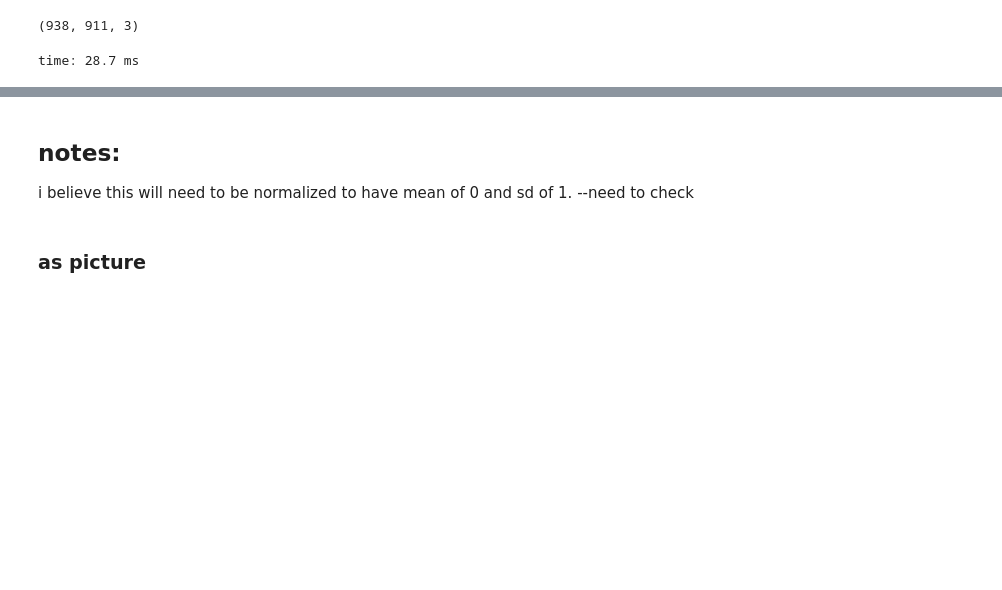
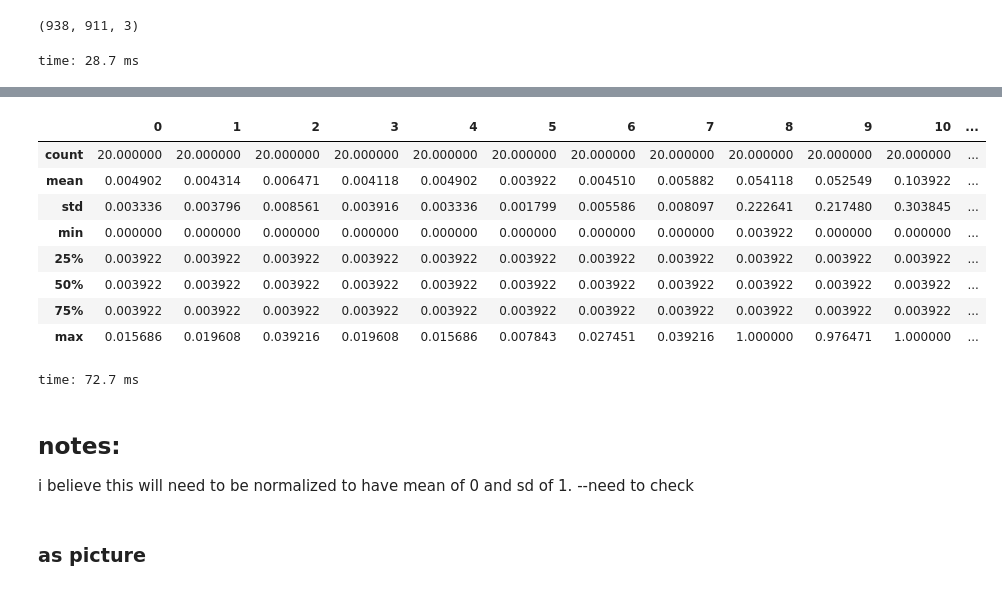
Before and after one commit to geickelb/dl_mri_project, a Jupyter notebook: notebooks/01-exploration.ipynb, the cells around one changed output, grey strips where cells are left out. Drawn from its saved outputs; the diff is of its cells as text; code cells hidden in the pictures; blank space fills up the shorter version.

```diff
--- a/notebooks/01-exploration.ipynb
+++ b/notebooks/01-exploration.ipynb
@@ -84,3 +84,16 @@ time: 71.5 ms
+# %%
+(pd.DataFrame(img[:20,:20,1])/255).describe() #now data is between 0 and 1.
+# %% [output]
+|  | 0 | 1 | 2 | 3 | 4 | 5 | 6 | 7 | 8 | 9 | 10 | ... |
+| count | 20.000000 | 20.000000 | 20.000000 | 20.000000 | 20.000000 | 20.000000 | 20.000000 | 20.000000 | 20.000000 | 20.000000 | 20.000000 | ... |
+| mean | 0.004902 | 0.004314 | 0.006471 | 0.004118 | 0.004902 | 0.003922 | 0.004510 | 0.005882 | 0.054118 | 0.052549 | 0.103922 | ... |
+| std | 0.003336 | 0.003796 | 0.008561 | 0.003916 | 0.003336 | 0.001799 | 0.005586 | 0.008097 | 0.222641 | 0.217480 | 0.303845 | ... |
+| min | 0.000000 | 0.000000 | 0.000000 | 0.000000 | 0.000000 | 0.000000 | 0.000000 | 0.000000 | 0.003922 | 0.000000 | 0.000000 | ... |
+| 25% | 0.003922 | 0.003922 | 0.003922 | 0.003922 | 0.003922 | 0.003922 | 0.003922 | 0.003922 | 0.003922 | 0.003922 | 0.003922 | ... |
+| 50% | 0.003922 | 0.003922 | 0.003922 | 0.003922 | 0.003922 | 0.003922 | 0.003922 | 0.003922 | 0.003922 | 0.003922 | 0.003922 | ... |
+| 75% | 0.003922 | 0.003922 | 0.003922 | 0.003922 | 0.003922 | 0.003922 | 0.003922 | 0.003922 | 0.003922 | 0.003922 | 0.003922 | ... |
+| max | 0.015686 | 0.019608 | 0.039216 | 0.019608 | 0.015686 | 0.007843 | 0.027451 | 0.039216 | 1.000000 | 0.976471 | 1.000000 | ... |
+time: 72.7 ms
 # %% [markdown]
 ## notes:
 i believe this will need to be normalized to have mean of 0 and sd of 1. --need to check
```
Also changed, not shown: parts of 12 cells of this notebook.
